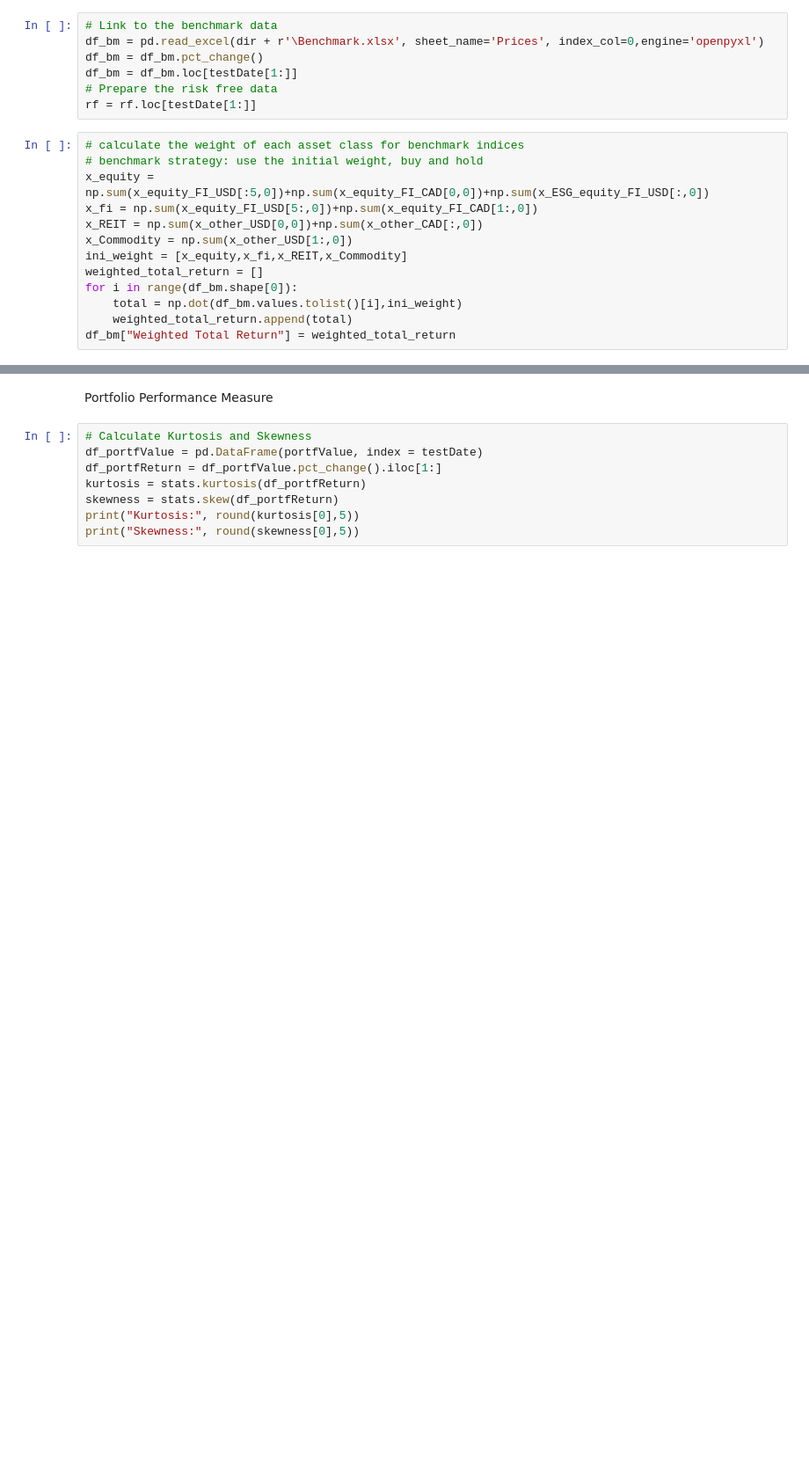
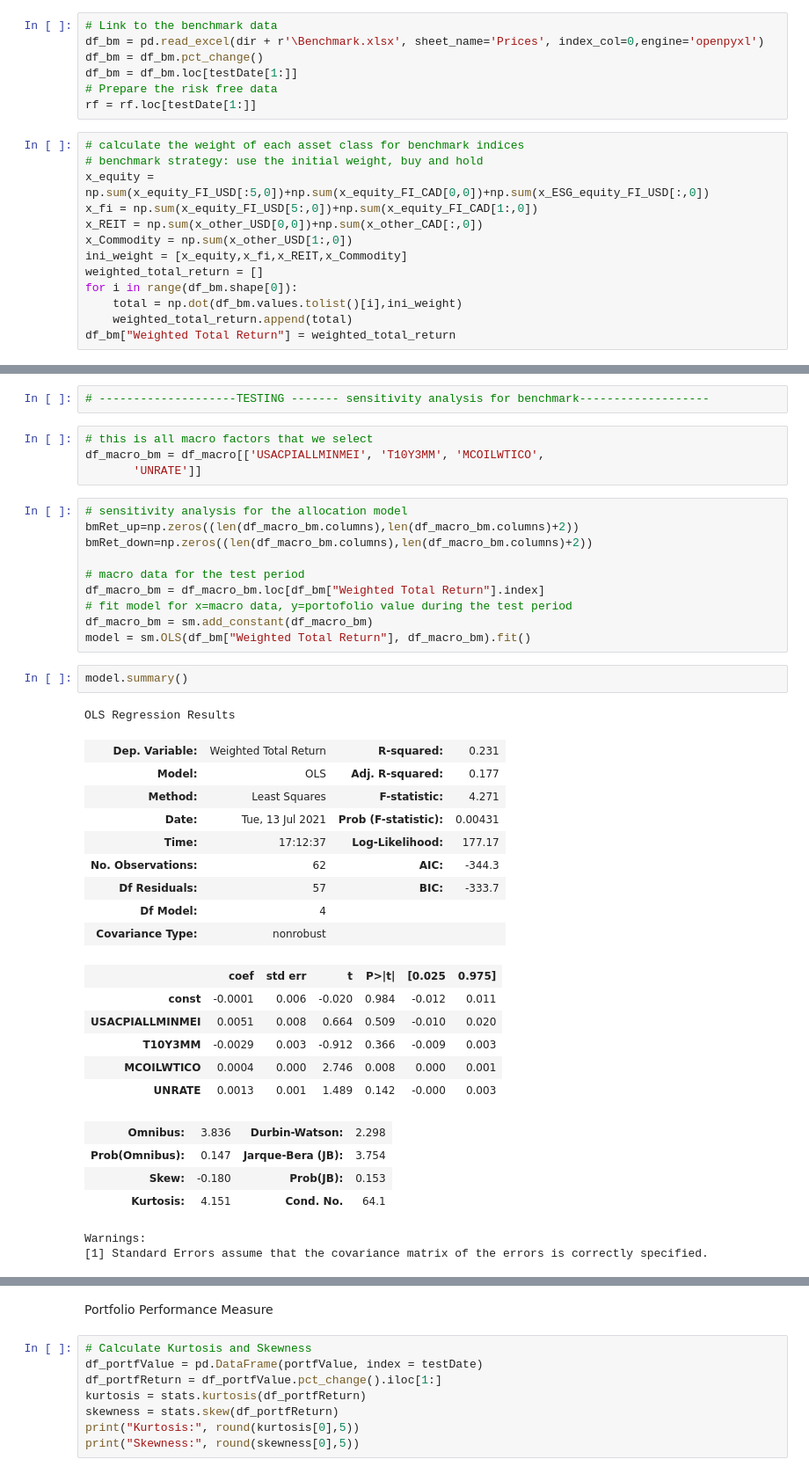
Before and after one commit to of1201/roboadvisor, a Jupyter notebook: risk lab.ipynb, the cells around one changed output, grey strips where cells are left out. Shown: that part at 88% size. Cells and saved outputs as stored; diff of their text form; blank space fills up the shorter version.

```diff
--- a/risk lab.ipynb
+++ b/risk lab.ipynb
@@ -813,0 +904,41 @@ df_bm["Weighted Total Return"] = weighted_total_return
+# %%
+# --------------------TESTING ------- sensitivity analysis for benchmark-------------------
+# %%
+# this is all macro factors that we select
+df_macro_bm = df_macro[['USACPIALLMINMEI', 'T10Y3MM', 'MCOILWTICO',
+       'UNRATE']]
+# %%
+# sensitivity analysis for the allocation model
+bmRet_up=np.zeros((len(df_macro_bm.columns),len(df_macro_bm.columns)+2))
+bmRet_down=np.zeros((len(df_macro_bm.columns),len(df_macro_bm.columns)+2))
+
+# macro data for the test period
+df_macro_bm = df_macro_bm.loc[df_bm["Weighted Total Return"].index]
+# fit model for x=macro data, y=portofolio value during the test period
+df_macro_bm = sm.add_constant(df_macro_bm)
+model = sm.OLS(df_bm["Weighted Total Return"], df_macro_bm).fit()
+# %%
+model.summary()
+# %% [output]
+OLS Regression Results
+| Dep. Variable: | Weighted Total Return | R-squared: | 0.231 |
+| Model: | OLS | Adj. R-squared: | 0.177 |
+| Method: | Least Squares | F-statistic: | 4.271 |
+| Date: | Tue, 13 Jul 2021 | Prob (F-statistic): | 0.00431 |
+| Time: | 17:12:37 | Log-Likelihood: | 177.17 |
+| No. Observations: | 62 | AIC: | -344.3 |
+| Df Residuals: | 57 | BIC: | -333.7 |
+| Df Model: | 4 |  |  |
+| Covariance Type: | nonrobust |  |  |
+|  | coef | std err | t | P>|t| | [0.025 | 0.975] |
+| const | -0.0001 | 0.006 | -0.020 | 0.984 | -0.012 | 0.011 |
+| USACPIALLMINMEI | 0.0051 | 0.008 | 0.664 | 0.509 | -0.010 | 0.020 |
+| T10Y3MM | -0.0029 | 0.003 | -0.912 | 0.366 | -0.009 | 0.003 |
+| MCOILWTICO | 0.0004 | 0.000 | 2.746 | 0.008 | 0.000 | 0.001 |
+| UNRATE | 0.0013 | 0.001 | 1.489 | 0.142 | -0.000 | 0.003 |
+| Omnibus: | 3.836 | Durbin-Watson: | 2.298 |
+| Prob(Omnibus): | 0.147 | Jarque-Bera (JB): | 3.754 |
+| Skew: | -0.180 | Prob(JB): | 0.153 |
+| Kurtosis: | 4.151 | Cond. No. | 64.1 |
+Warnings:
+[1] Standard Errors assume that the covariance matrix of the errors is correctly specified.
```
Also changed, not shown: parts of 16 cells of this notebook.
